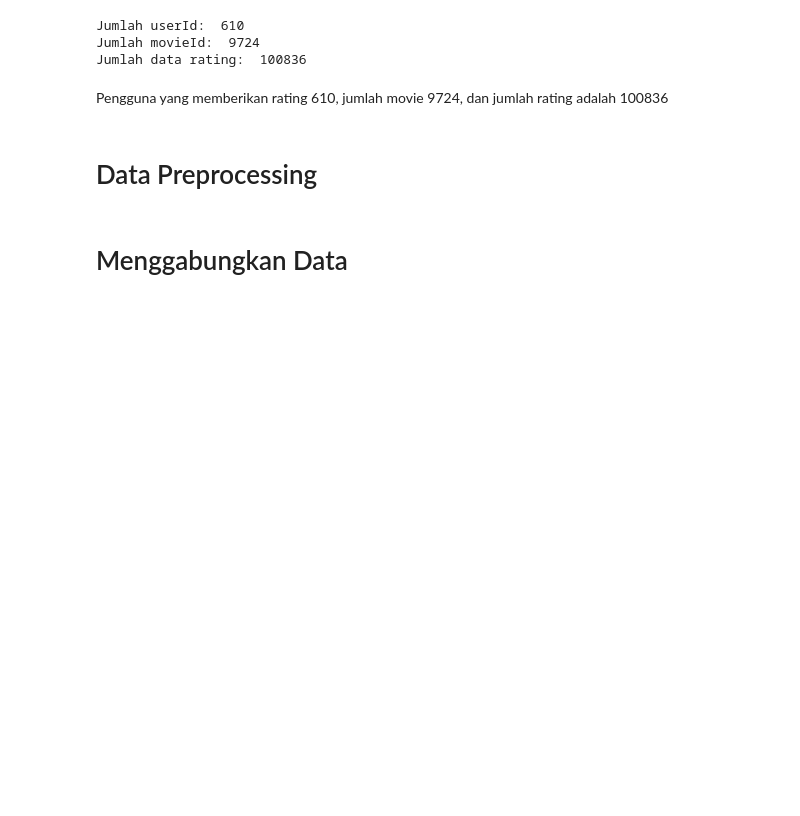
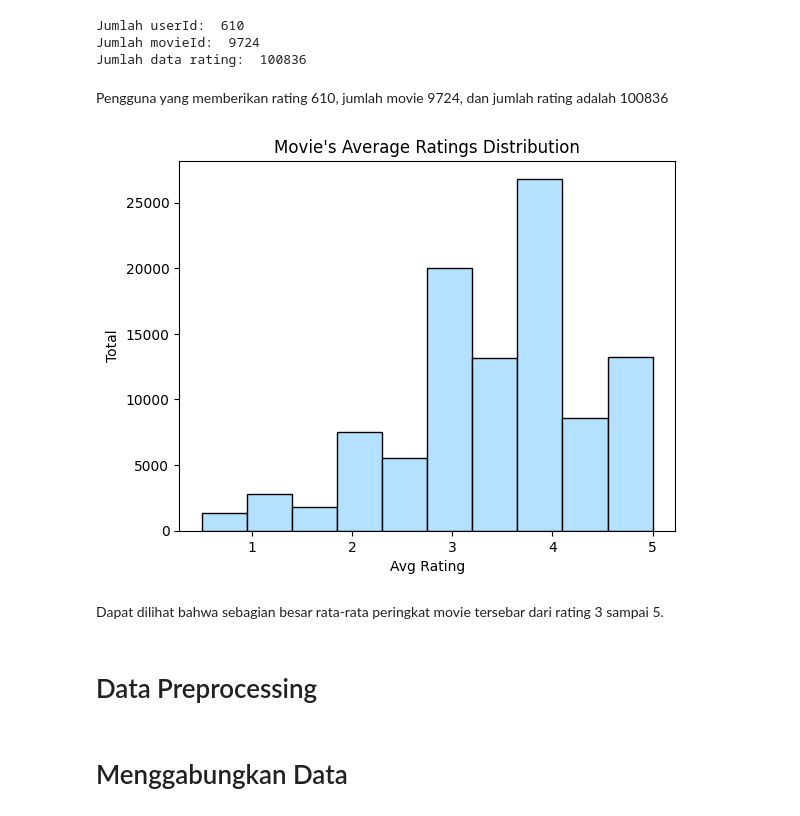
Before and after one commit to farhanriyandi/Sistem-Rekomendasi, a Jupyter notebook: Sistem_Rekomendasi_Movie.ipynb, the cells around one changed output. Saved outputs shown, nothing was run; the diff lists cells and outputs as text; code cells hidden in the pictures; blank space fills up the shorter version.

```diff
--- a/Sistem_Rekomendasi_Movie.ipynb
+++ b/Sistem_Rekomendasi_Movie.ipynb
@@ -113,3 +115,15 @@ Pengguna yang memberikan rating 610, jumlah movie 9724, dan jumlah rating adalah
+# %%
+
+# Movie's Average Ratings Distribution
+plt.hist(rating.rating, color='#B4E1FF', edgecolor='black')
+plt.ylabel('Total')
+plt.xlabel('Avg Rating')
+plt.title("Movie's Average Ratings Distribution")
+plt.show()
+# %% [output]
+[figure, added]
+# %% [markdown]
+Dapat dilihat bahwa sebagian besar rata-rata peringkat movie tersebar dari rating 3 sampai 5.
 # %% [markdown]
 # Data Preprocessing
 # %% [markdown]
```
Also changed, not shown: parts of 5 cells of this notebook, 1 other file.
